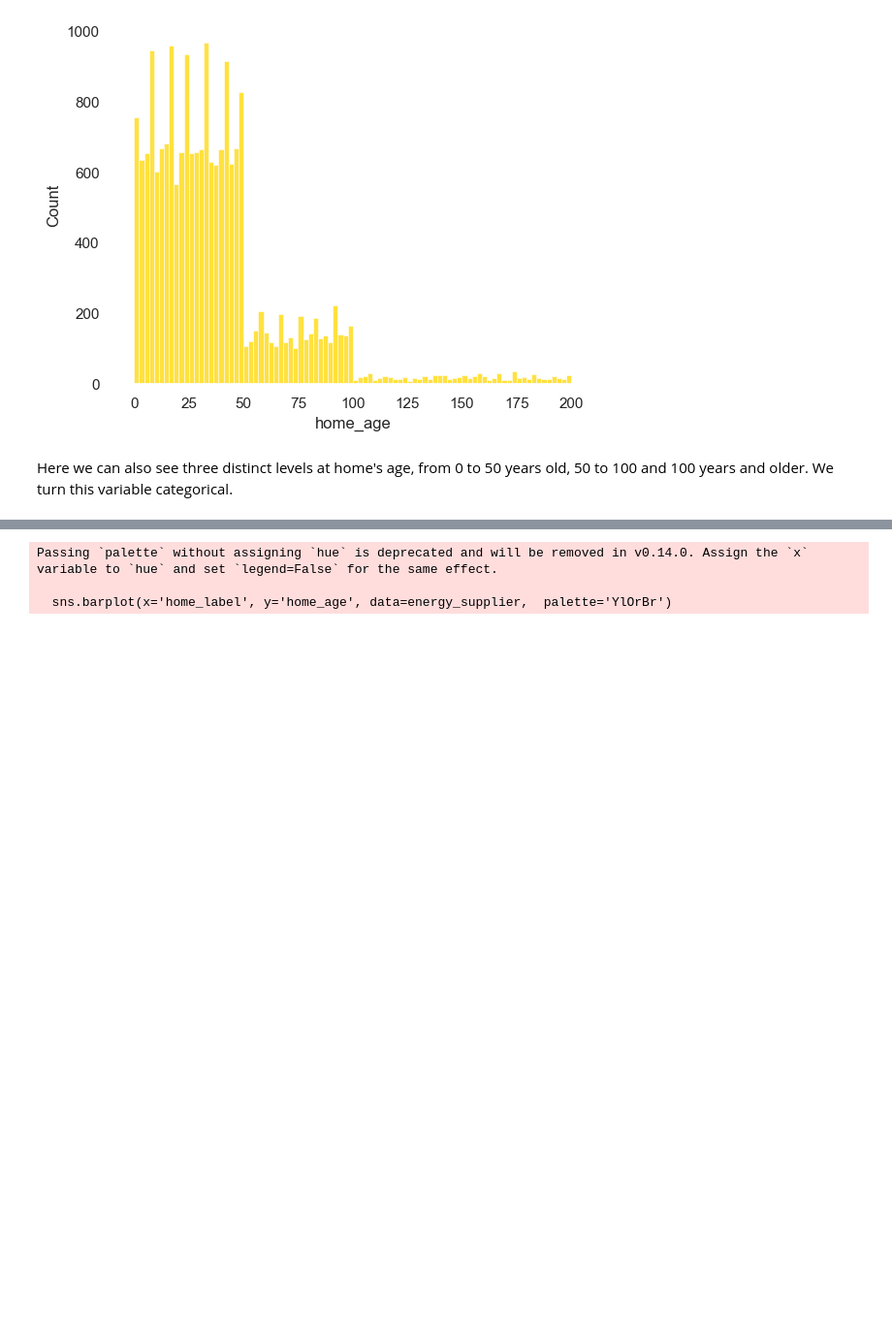
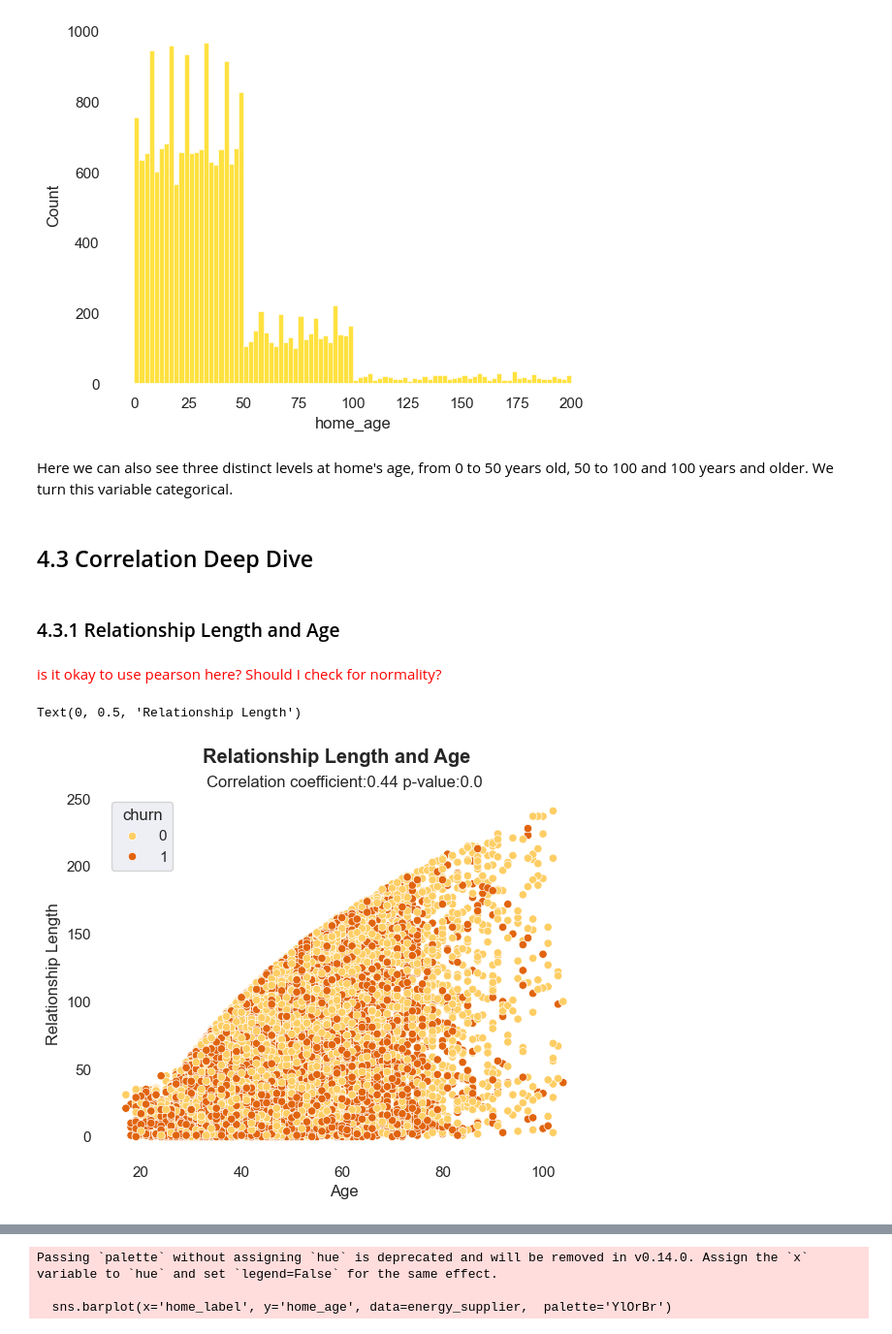
Before and after one commit to alelledo/churn-prediction, a Jupyter notebook: Notebook/energy_supplier.ipynb, the cells around one changed output, grey strips where cells are left out. Shown at 97% size. Saved outputs shown, nothing was run; the diff lists cells and outputs as text; code cells hidden in the pictures; blank space fills up the shorter version.

```diff
--- a/Notebook/energy_supplier.ipynb
+++ b/Notebook/energy_supplier.ipynb
@@ -305,3 +325,24 @@ energy_supplier['home_age'] = energy_supplier['home_age'].apply(home_age_categor
 
 #and we turn the variable categorical
 energy_supplier['home_age'] = pd.Categorical(energy_supplier['home_age'])
+# %% [markdown]
+## 4.3 Correlation Deep Dive
+# %% [markdown]
+### 4.3.1 Relationship Length and Age
+# %%
+#we check if the correlation is significant
+corr, p_value = pearsonr(energy_supplier['age'], energy_supplier['relation_length'])
+#p-value < 0.05, therefore, significant positive correlation between both variables
+# %% [markdown]
+<span style="color:red">is it okay to use pearson here? Should I check for normality?</span>
+# %%
+sns.scatterplot(energy_supplier, x='age', y='relation_length',  palette='YlOrBr', hue= 'churn')
+sns.set(rc={'figure.facecolor':'none'}) #set figure background to be transparent
+plt.gca().set_facecolor('none')#set boxplot background to be transparent
+plt.suptitle('Relationship Length and Age', fontweight='bold')
+plt.title('Correlation coefficient:' + '{:.2f}'.format(corr) + ' p-value:' + str(p_value))
+plt.xlabel('Age')
+plt.ylabel('Relationship Length')
+# %% [output]
+Text(0, 0.5, 'Relationship Length')
+[figure, added]
```
Also changed, not shown: parts of 37 cells of this notebook.
